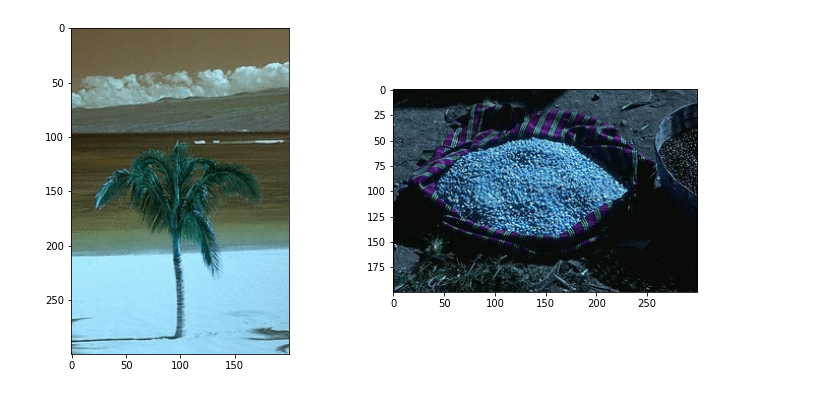
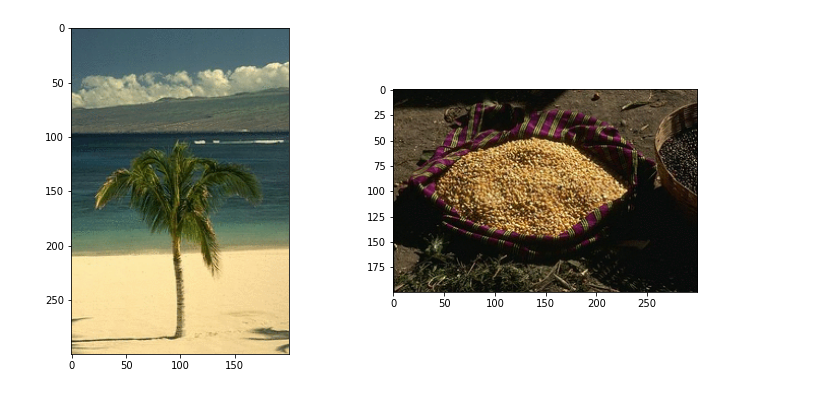
Before and after one commit to satvik007/fast_image_segmentation, a Jupyter notebook: src/scratch.ipynb, the cells around one changed output. Drawn from its saved outputs; the diff is of its cells as text; code cells hidden in the pictures.

```diff
--- a/src/scratch.ipynb
+++ b/src/scratch.ipynb
@@ -1,18 +1,20 @@
 # %%
 import cv2
 import os
 import numpy as np
 import matplotlib.pyplot as plt
 
 img_dir = '../images/'
 image_names = os.listdir(img_dir)
-
+images = []
 plt.figure(figsize=(12, 6))
 for i, image_name in enumerate(image_names):
     image_path = os.path.join(img_dir, image_name)
     img = cv2.imread(image_path)
+    img = cv2.cvtColor(img, cv2.COLOR_BGR2RGB)
+    images.append(img)
     plt.subplot(1, 2, i + 1)
     plt.imshow(img)
 plt.show()
 # %% [output]
-[figure, old version]
+[figure, new version]
```
